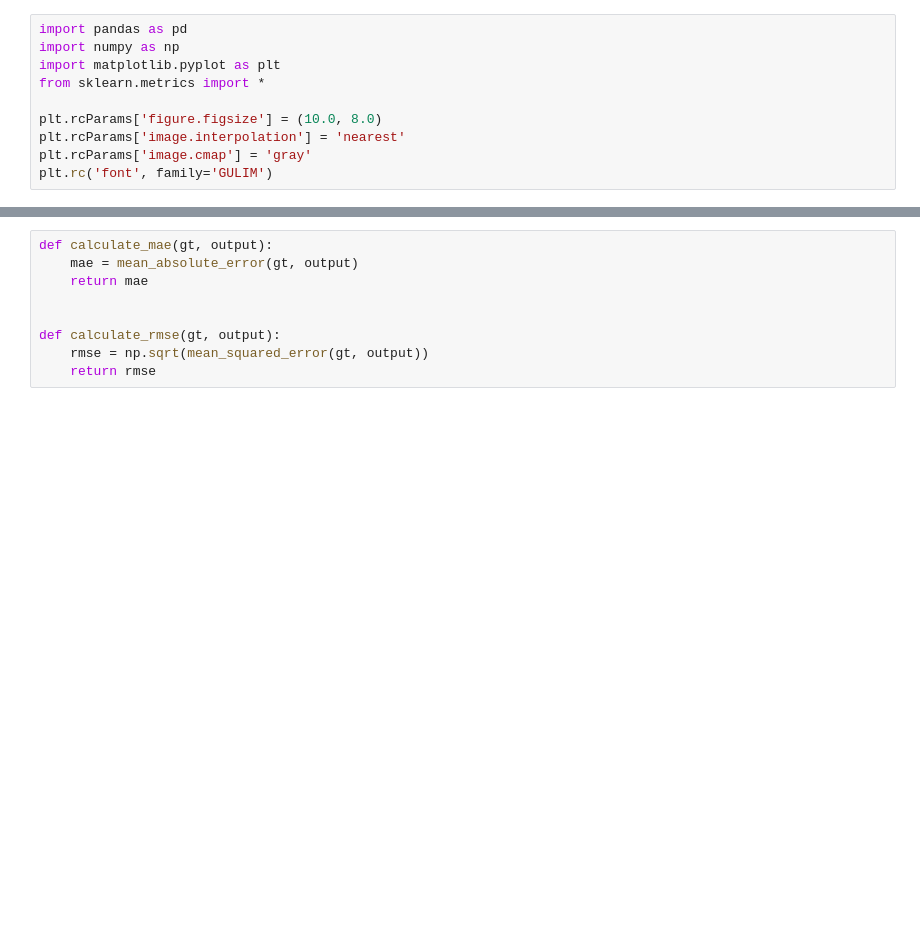
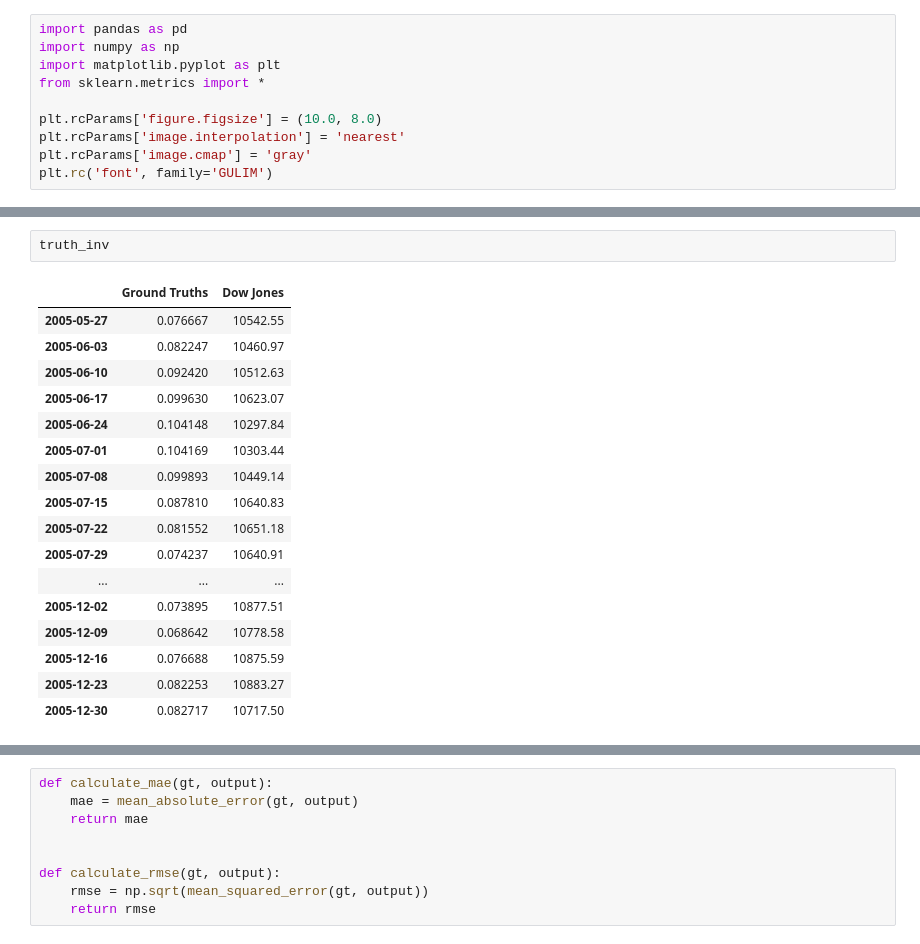
Before and after one commit to kimjuhwan1234/Volatility_Forecasting, a Jupyter notebook: EDA.ipynb, the cells around one changed output, grey strips where cells are left out. Cells and saved outputs as stored; diff of their text form; blank space fills up the shorter version.

```diff
--- a/EDA.ipynb
+++ b/EDA.ipynb
@@ -21,2 +44,22 @@ pred1.index = pd.to_datetime(pred1.index)
+# %%
+truth_inv
+# %% [output]
+|  | Ground Truths | Dow Jones |
+| 2005-05-27 | 0.076667 | 10542.55 |
+| 2005-06-03 | 0.082247 | 10460.97 |
+| 2005-06-10 | 0.092420 | 10512.63 |
+| 2005-06-17 | 0.099630 | 10623.07 |
+| 2005-06-24 | 0.104148 | 10297.84 |
+| 2005-07-01 | 0.104169 | 10303.44 |
+| 2005-07-08 | 0.099893 | 10449.14 |
+| 2005-07-15 | 0.087810 | 10640.83 |
+| 2005-07-22 | 0.081552 | 10651.18 |
+| 2005-07-29 | 0.074237 | 10640.91 |
+| ... | ... | ... |
+| 2005-12-02 | 0.073895 | 10877.51 |
+| 2005-12-09 | 0.068642 | 10778.58 |
+| 2005-12-16 | 0.076688 | 10875.59 |
+| 2005-12-23 | 0.082253 | 10883.27 |
+| 2005-12-30 | 0.082717 | 10717.50 |
 # %%
 plt.figure(figsize=(10, 6))
```
Also changed, not shown: parts of 13 cells of this notebook, 34 other files.
